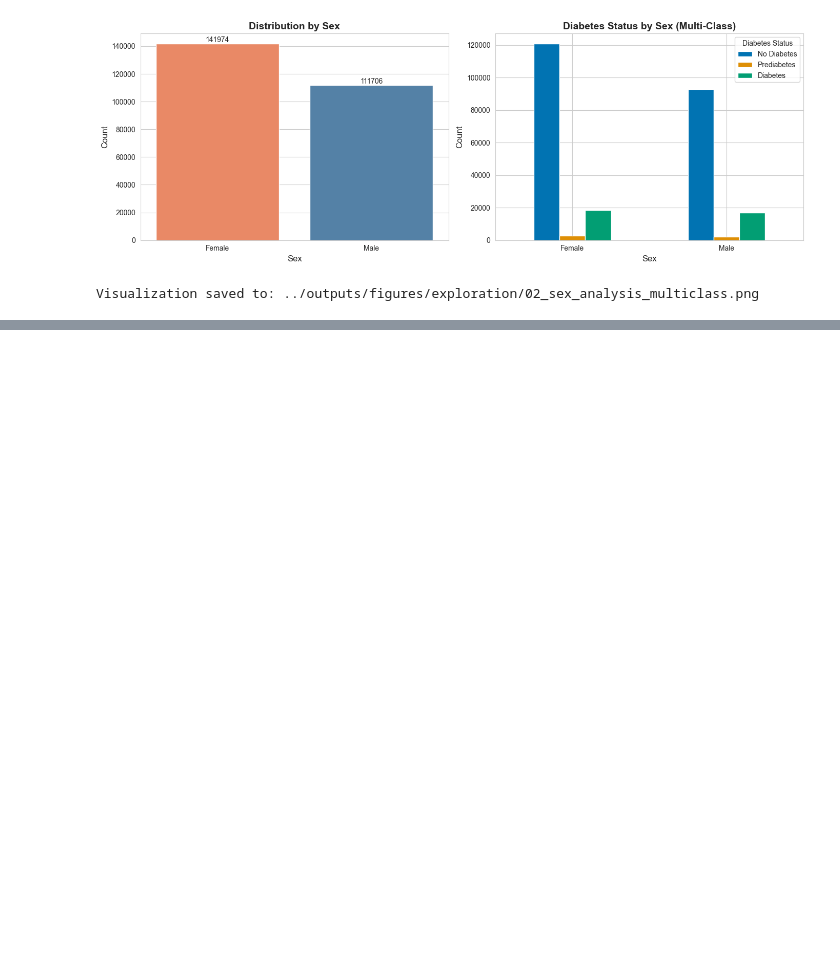
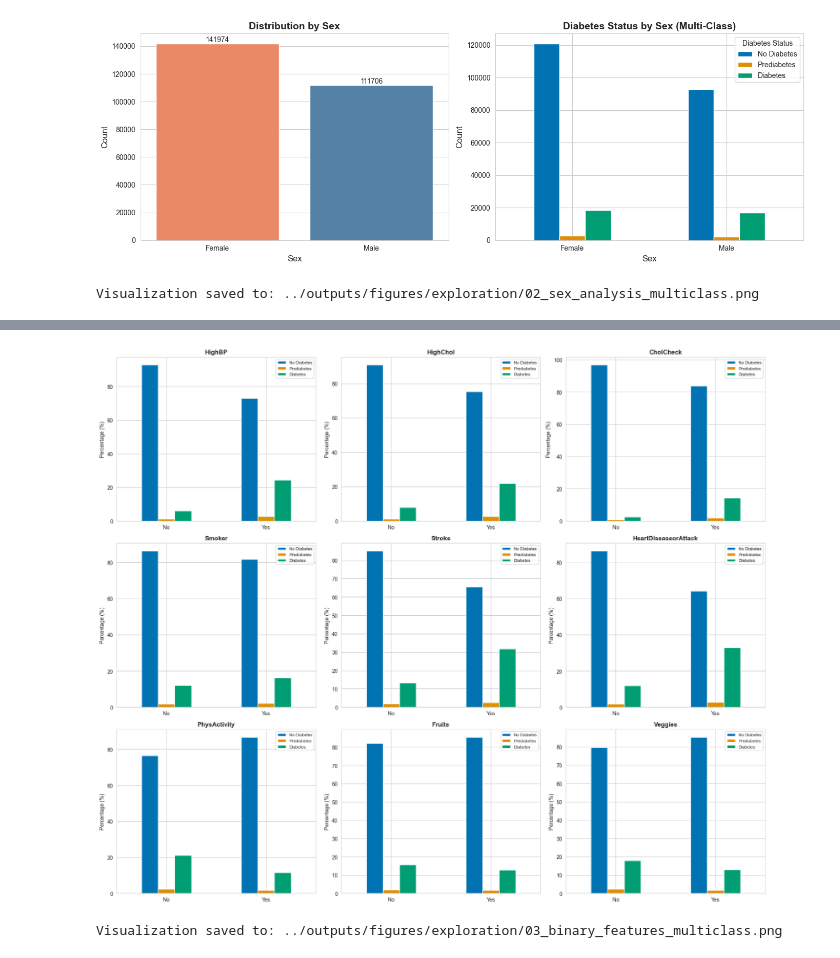
Before and after one commit to eyyuboeztuerk-arch/diabetes-multiclass-project, a Jupyter notebook: notebooks/01_exploration.ipynb, the cells around one changed output, grey strips where cells are left out. Saved outputs shown, nothing was run; the diff lists cells and outputs as text; code cells hidden in the pictures; blank space fills up the shorter version.

Commit message:
Add categorical feature analysis section to 01_exploration.ipynb

```diff
--- a/notebooks/01_exploration.ipynb
+++ b/notebooks/01_exploration.ipynb
@@ -577,0 +580,21 @@ Visualization saved to: ../outputs/figures/exploration/02_sex_analysis_multiclas
+# %%
+# ============================================================================
+# 9. CATEGORICAL FEATURES ANALYSIS (MULTI-CLASS)
+# ============================================================================
+print("\n" + "="*80)
+print("CATEGORICAL FEATURES ANALYSIS (MULTI-CLASS)")
+print("="*80)
+
+# Analyze binary health indicators
+print("\nBinary Health Indicators - Diabetes Prevalence (%):")
+print("-" * 60)
+
+for feature in binary_health:
+    contingency = pd.crosstab(df[feature], df['Diabetes_012'], normalize='index') * 100
+    print(f"\n{feature}:")
+    print(contingency)
+
+    # Chi-square test
+    ct = pd.crosstab(df[feature], df['Diabetes_012'])
+    chi2, p_value, _, _ = chi2_contingency(ct)
+    print(f"  Chi-square: {chi2:.2f}, p-value: {p_value:.4e}")
@@ -577,0 +619,22 @@ Visualization saved to: ../outputs/figures/exploration/02_sex_analysis_multiclas
+# %%
+# Visualize key binary indicators (MULTI-CLASS)
+fig, axes = plt.subplots(3, 3, figsize=(18, 15))
+axes = axes.ravel()
+
+for idx, feature in enumerate(binary_health[:9]):
+    ct = pd.crosstab(df[feature], df['Diabetes_012'], normalize='index') * 100
+    ct.plot(kind='bar', ax=axes[idx], color=colors_3class)
+    axes[idx].set_title(f'{feature}', fontsize=12, fontweight='bold')
+    axes[idx].set_xlabel('')
+    axes[idx].set_ylabel('Percentage (%)', fontsize=10)
+    axes[idx].legend(['No Diabetes', 'Prediabetes', 'Diabetes'], fontsize=8)
+    axes[idx].set_xticklabels(['No', 'Yes'], rotation=0)
+
+plt.tight_layout()
+plt.savefig(f'{output_dir}/03_binary_features_multiclass.png', dpi=300, bbox_inches='tight')
+plt.show()
+
+print(f"\nVisualization saved to: {output_dir}/03_binary_features_multiclass.png")
+# %% [output]
+[figure, added]
+Visualization saved to: ../outputs/figures/exploration/03_binary_features_multiclass.png
```
Also changed, not shown: parts of 5 cells of this notebook.
